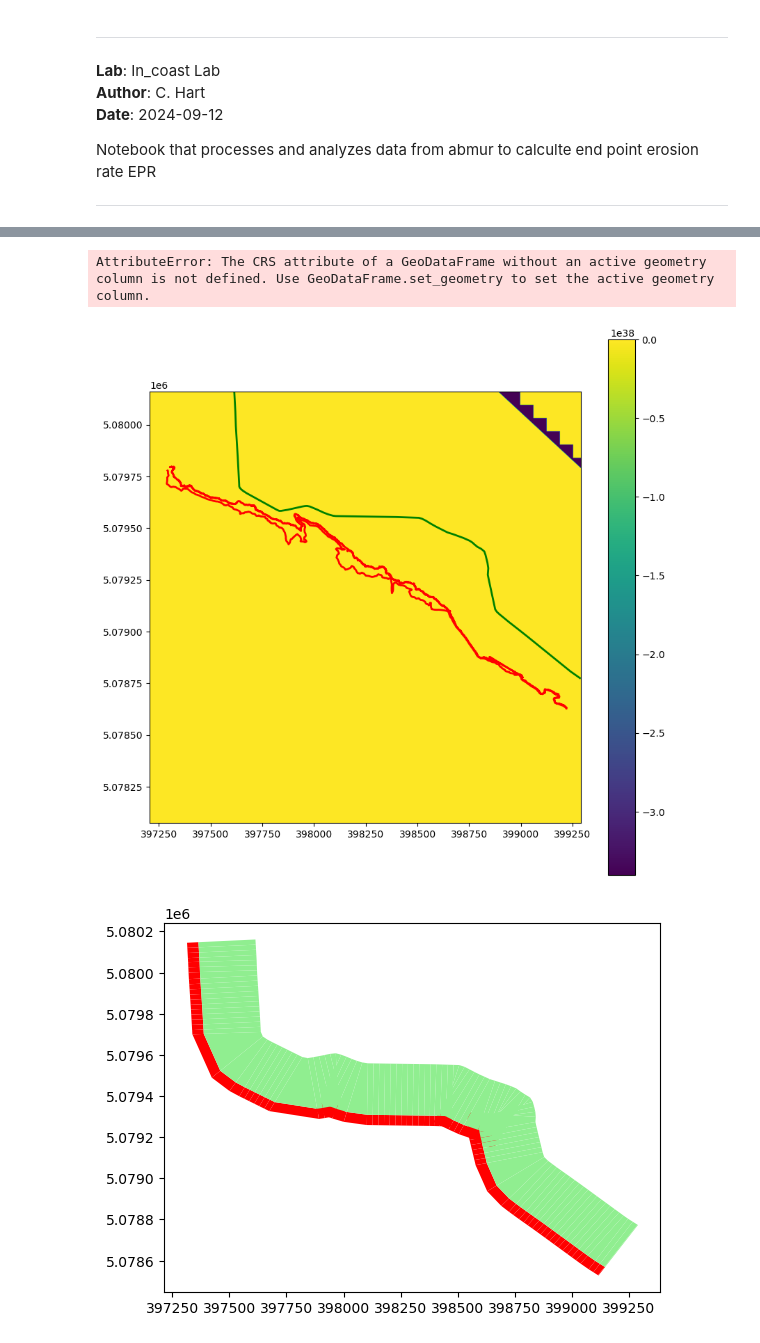
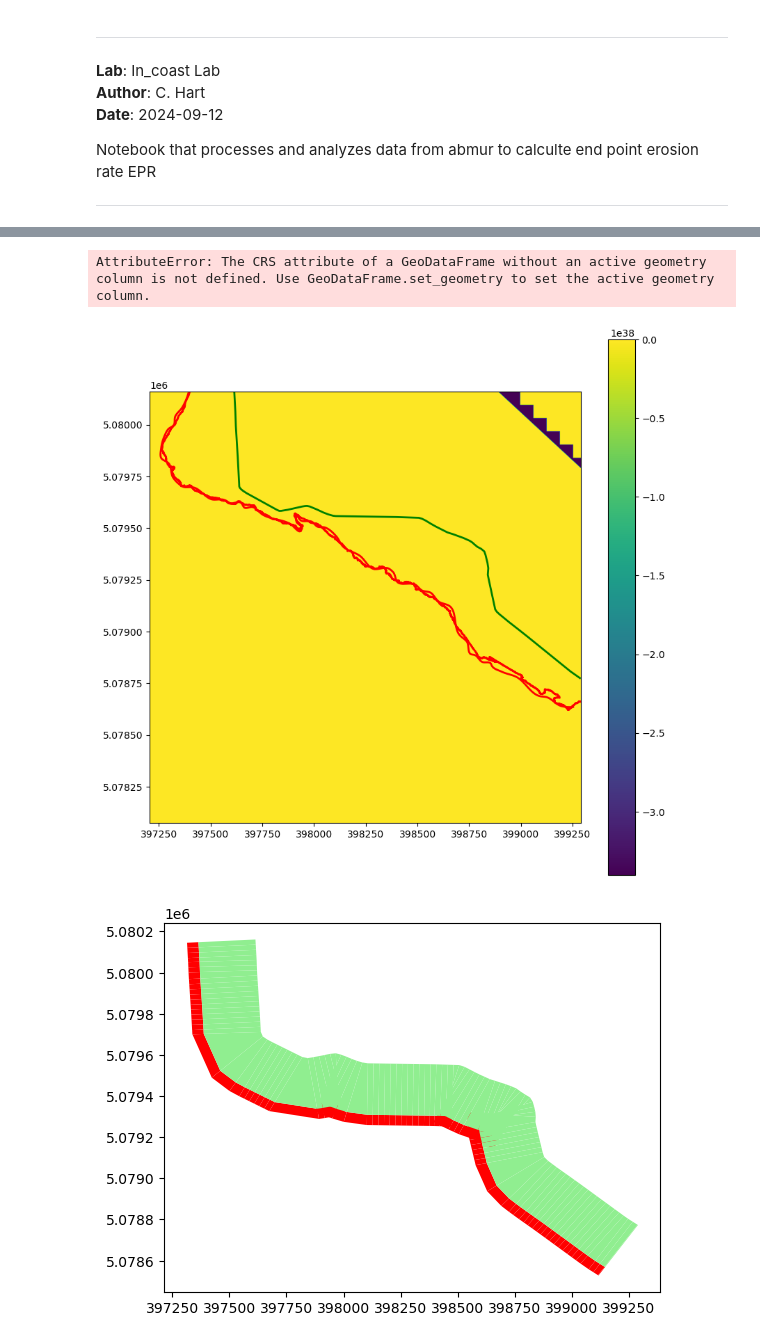
Before and after one commit to CoastalSedimentTransport/ForeshoreTool, a Jupyter notebook: AMBUR_output_analysis.ipynb, the cells around one changed output, grey strips where cells are left out. Saved outputs shown, nothing was run; the diff lists cells and outputs as text; code cells hidden in the pictures.

```diff
--- a/AMBUR_output_analysis.ipynb
+++ b/AMBUR_output_analysis.ipynb
@@ -52,9 +125,11 @@ import pandas as pd
 from dbfread import DBF
 
 # Paths to the files
-shore_pts_path_dbf = r"C:\Users\S1495478\Documents\RBR\NRC\Delft3d\AMBUR_capture\2024-09-11 17_57_07.371334 shorepts\shore_pts.dbf"
-shore_pts_path_shp = r"C:\Users\S1495478\Documents\RBR\NRC\Delft3d\AMBUR_capture\2024-09-11 17_57_07.371334 shorepts\shore_pts.shp"
-
+# shore_pts_path_dbf = r"C:\Users\S1495478\Documents\RBR\NRC\Delft3d\AMBUR_capture\2024-09-11 17_57_07.371334 shorepts\shore_pts.dbf"
+# # shore_pts_path_shp = r"C:\Users\S1495478\Documents\RBR\NRC\Delft3d\AMBUR_capture\2024-09-11 17_57_07.371334 shorepts\shore_pts.shp"
+# shore_pts_path_shp = r"C:\Users\S1495478\Documents\RBR\NRC\Delft3d\NB_Lidar\AMBUR_capture\2024-09-11 15_33_33.19299 shorepts\shore_pts.shp"
+shore_pts_path_dbf = r"C:\Users\S1495478\Documents\RBR\NRC\Delft3d\AMBUR_capture\2024-09-18 10_08_08.448052 shorepts\shore_pts.shp"
+shore_pts_path_shp = r"C:\Users\S1495478\Documents\RBR\NRC\Delft3d\AMBUR_capture\2024-09-18 10_08_08.448052 shorepts\shore_pts.dbf"
 # Read the shapefile into a GeoDataFrame
 try:
     shore_pts_gdf = gpd.read_file(shore_pts_path_shp)
@@ -210,35 +295,35 @@ def display_raster_with_polylines(raster_path, polyline_path1, polyline_path2, p
         polyline2.plot(ax=ax, edgecolor='red', linewidth=2, label='Shoreline')  # Adjust color and line width as needed
 
         # Plot the transects
         perp_transects_gdf.plot(ax=ax, edgecolor='blue', linewidth=1, linestyle='--', label='Transects')  # Adjust style and color as needed
 
         # Set x and y axis limits based on raster bounds or manually
         plt.xlim(dataset.bounds.left, dataset.bounds.right)  # Modify as needed for custom limits
         plt.ylim(dataset.bounds.bottom, dataset.bounds.top)  # Modify as needed for custom limits
 
         # Set plot labels and legend
         plt.xlabel('X')
         plt.ylabel('Y')
         plt.legend()
 
         # Display the plot
         plt.show()
 
 # File paths
 raster_path = r"C:\Users\S1495478\Documents\ArcGIS\Projects\20240904_AUL\c20210801_Aulac_Lidar_D_C.tif"
-shoreline_path_shp = r"C:\Users\S1495478\Documents\RBR\NRC\Delft3d\ambur_Contour_Merge.shp"
+shoreline_path_shp = r"C:\Users\S1495478\Documents\RBR\NRC\Delft3d\ambur_Contour_Merge_trace2.shp"
 dyke_path_shp = r"C:\Users\S1495478\Documents\RBR\NRC\Delft3d\NB_Lidar\DYKE2.shp"
 
 # Example GeoDataFrame for transects (replace this with actual data)
 # perp_transects_gdf = gpd.read_file("path_to_your_transects.shp")
 # For example:
 perp_transects_gdf = gpd.GeoDataFrame()  # Replace with your actual transects GeoDataFrame
 
 # Display the raster with polylines and transects
 display_raster_with_polylines(raster_path, dyke_path_shp, shoreline_path_shp, perp_transects_gdf)
 # %% [output]
 AttributeError: The CRS attribute of a GeoDataFrame without an active geometry column is not defined. Use GeoDataFrame.set_geometry to set the active geometry column.
-[figure, old version]
+[figure, new version]
 # %%
 
 # Initialize lists to store all x and y coordinates for the single polygon
```
Also changed, not shown: parts of 16 cells of this notebook.
